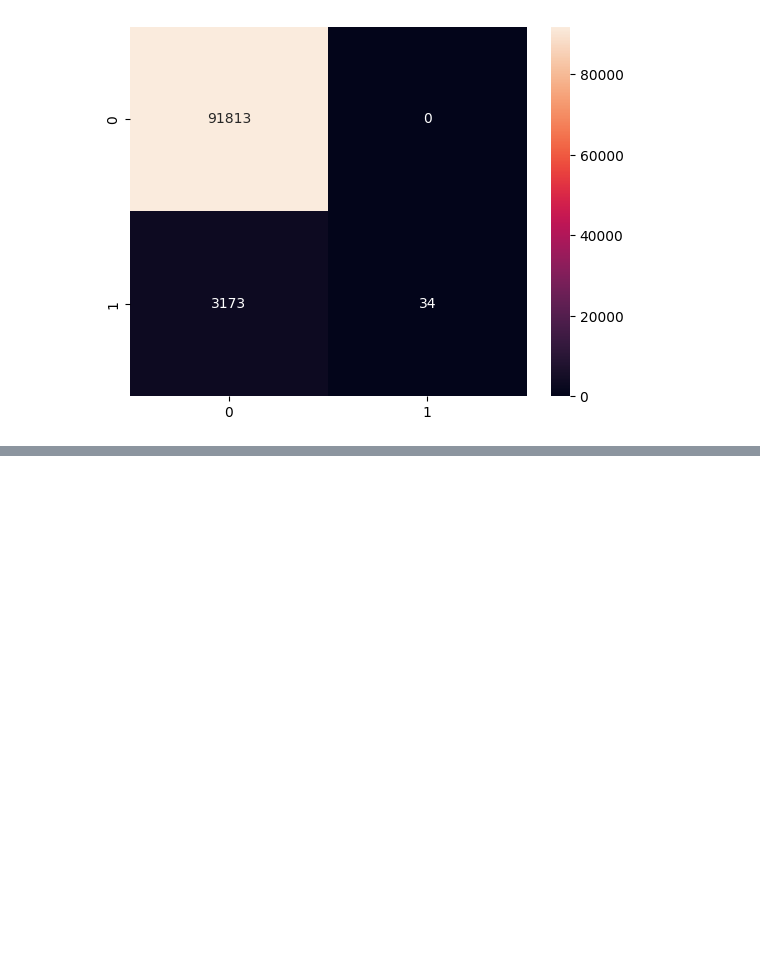
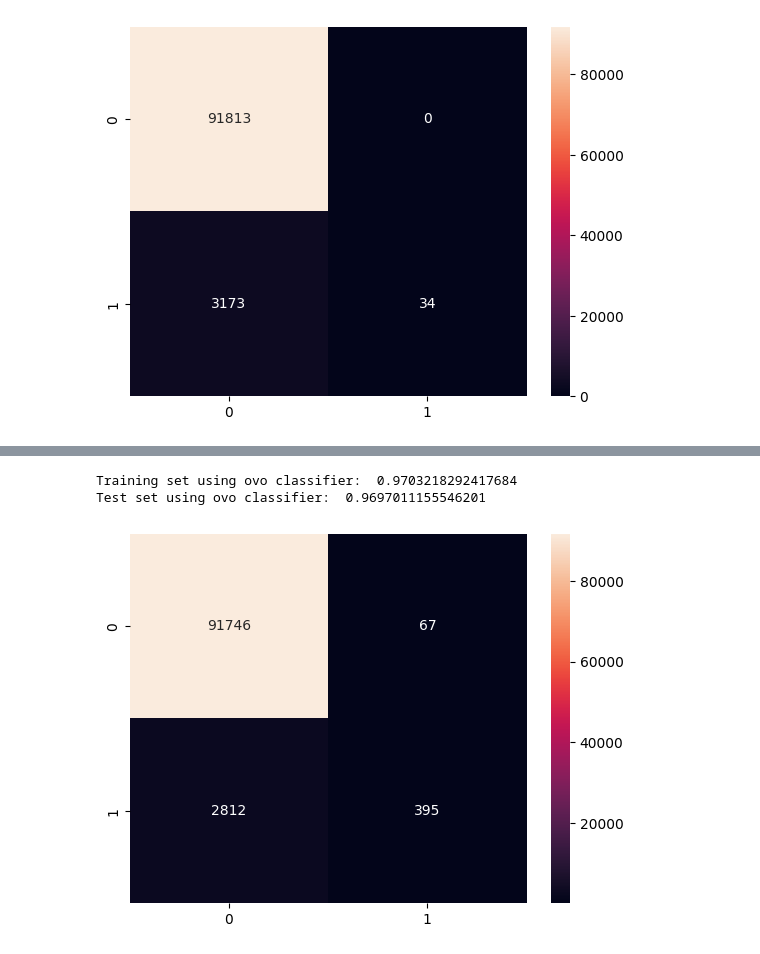
Before and after one commit to katevi/Hard-drive-failure-prediction, a Jupyter notebook: hdd_failure_prediction.ipynb, the cells around one changed output, grey strips where cells are left out. Saved outputs shown, nothing was run; the diff lists cells and outputs as text; code cells hidden in the pictures; blank space fills up the shorter version.

Commit message:
Add training model with critical attributes

```diff
--- a/hdd_failure_prediction.ipynb
+++ b/hdd_failure_prediction.ipynb
@@ -529,0 +530,9 @@ Test set using ovo classifier:  0.9666070300989266
+# %%
+X =  df_bb_normalized[['smart_5_normalized', 'smart_184_normalized',
+                                             'smart_187_normalized','smart_197_normalized', 'smart_198_normalized']]
+y = df_bb_normalized['failure']
+X_train, X_test, y_train, y_test = train_test_split(X, y, test_size = 0.25, random_state = 42)
+print("Shape of X_train: ",X_train.shape)
+print("Shape of X_test: ", X_test.shape)
+print("Shape of y_train: ",y_train.shape)
+print("Shape of y_test",y_test.shape)
@@ -529,0 +544,10 @@ Test set using ovo classifier:  0.9666070300989266
+# %%
+numeric_data = X_train.select_dtypes([np.number])
+numeric_mean = numeric_data.mean()
+numeric_features = numeric_data.columns
+
+X_train = X_train.fillna(numeric_mean)
+X_test = X_test.fillna(numeric_mean)
+
+X_train.isnull().sum()
+X_test.isnull().sum()
@@ -529,0 +561,11 @@ Test set using ovo classifier:  0.9666070300989266
+# %%
+import time
+
+t = time.localtime()
+current_time = time.strftime("%H:%M:%S", t)
+print(current_time)
+model = SVC(random_state=42)
+model.fit(X_train, y_train)
+t = time.localtime()
+current_time = time.strftime("%H:%M:%S", t)
+print(current_time)
@@ -529,0 +575,17 @@ Test set using ovo classifier:  0.9666070300989266
+# %%
+from sklearn.metrics import accuracy_score
+from sklearn.metrics import confusion_matrix
+
+y_pred_train = model.predict(X_train)
+accuracy_train = accuracy_score(y_train, y_pred_train)
+print("Training set using ovo classifier: ", accuracy_train)
+
+y_pred_test = model.predict(X_test)
+accuracy_test = accuracy_score(y_test, y_pred_test)
+print("Test set using ovo classifier: ", accuracy_test)
+sns.heatmap(confusion_matrix(y_test, y_pred_lr_test), annot=True, fmt='.0f')
+plt.show()
+# %% [output]
+Training set using ovo classifier:  0.9703218292417684
+Test set using ovo classifier:  0.9697011155546201
+[figure, added]
```
Also changed, not shown: parts of 8 cells of this notebook.
